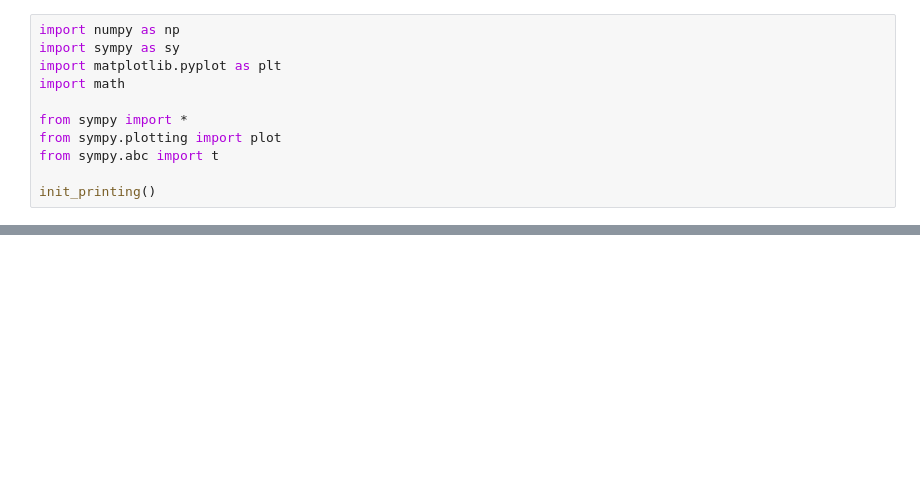
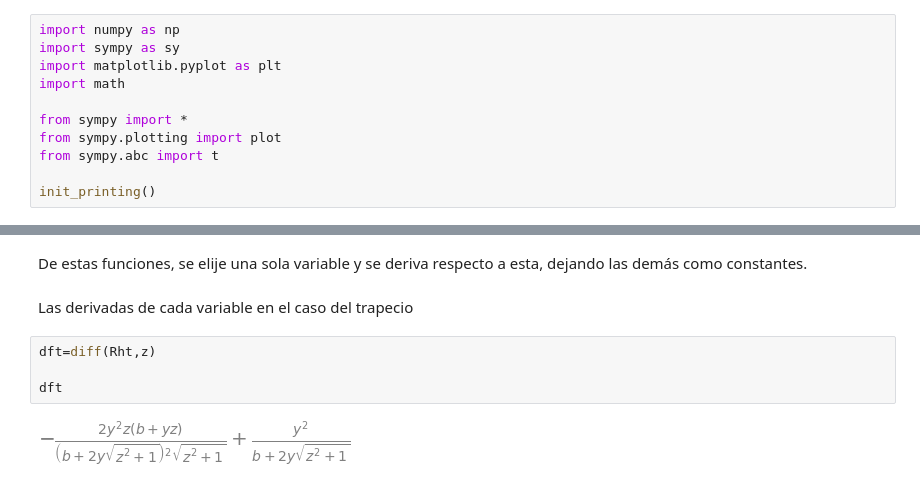
Before and after one commit to Victor-Rivero-235/Victor-AN2024, a Jupyter notebook: Proyecto parcial 1.ipynb, the cells around one changed output, grey strips where cells are left out. Saved outputs shown, nothing was run; the diff lists cells and outputs as text; blank space fills up the shorter version.

```diff
--- a/Proyecto parcial 1.ipynb
+++ b/Proyecto parcial 1.ipynb
@@ -293,0 +238,10 @@ https://www.iagua.es/noticias/espana/tecnoconverting/16/08/25/que-son-diametro-y
+# %% [markdown]
+De estas funciones, se elije una sola variable y se deriva respecto a esta, dejando las demás como constantes.
+# %% [markdown]
+Las derivadas de cada variable en el caso del trapecio
+# %%
+dft=diff(Rht,z)
+
+dft
+# %% [output]
+[figure, added]
```
Also changed, not shown: parts of 61 cells of this notebook, 3 other files.
